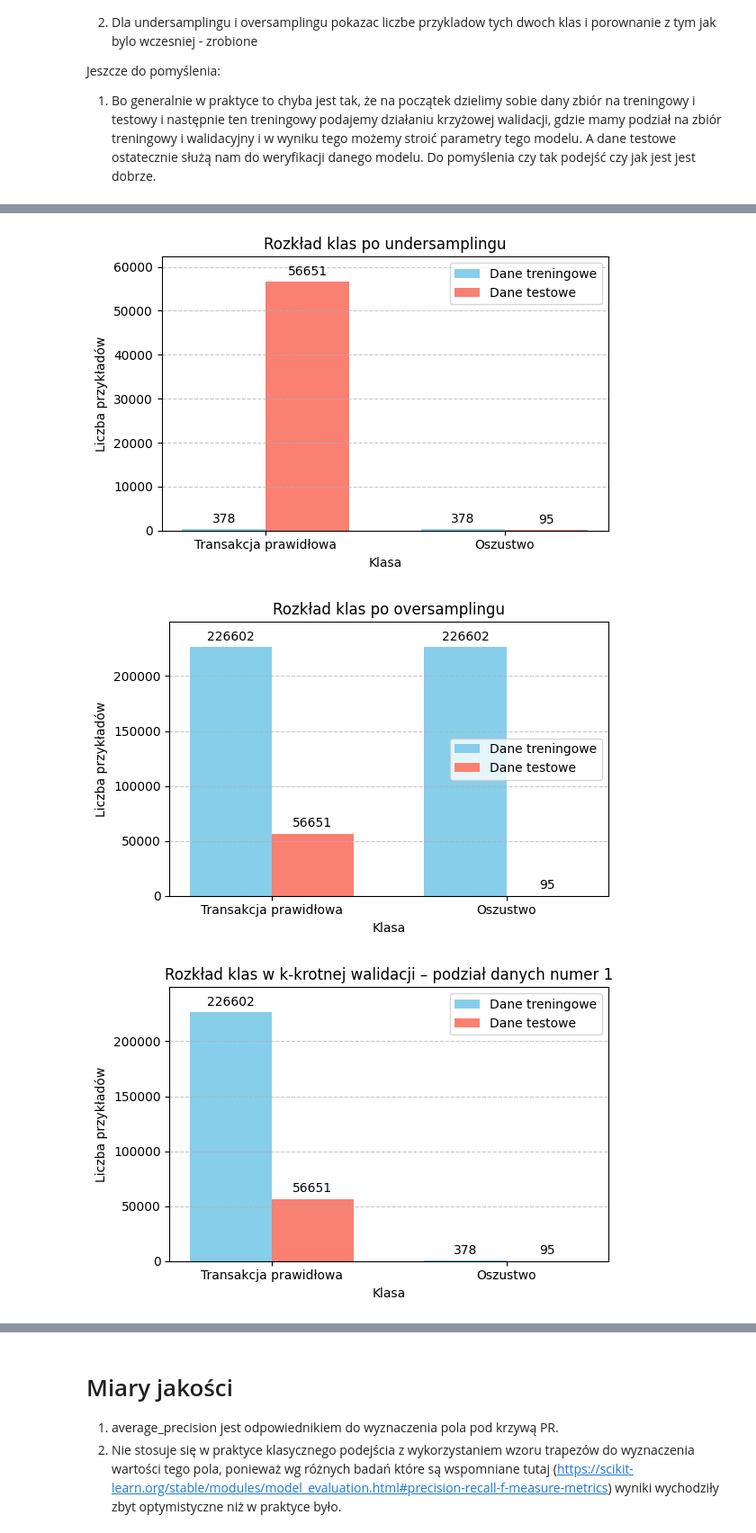
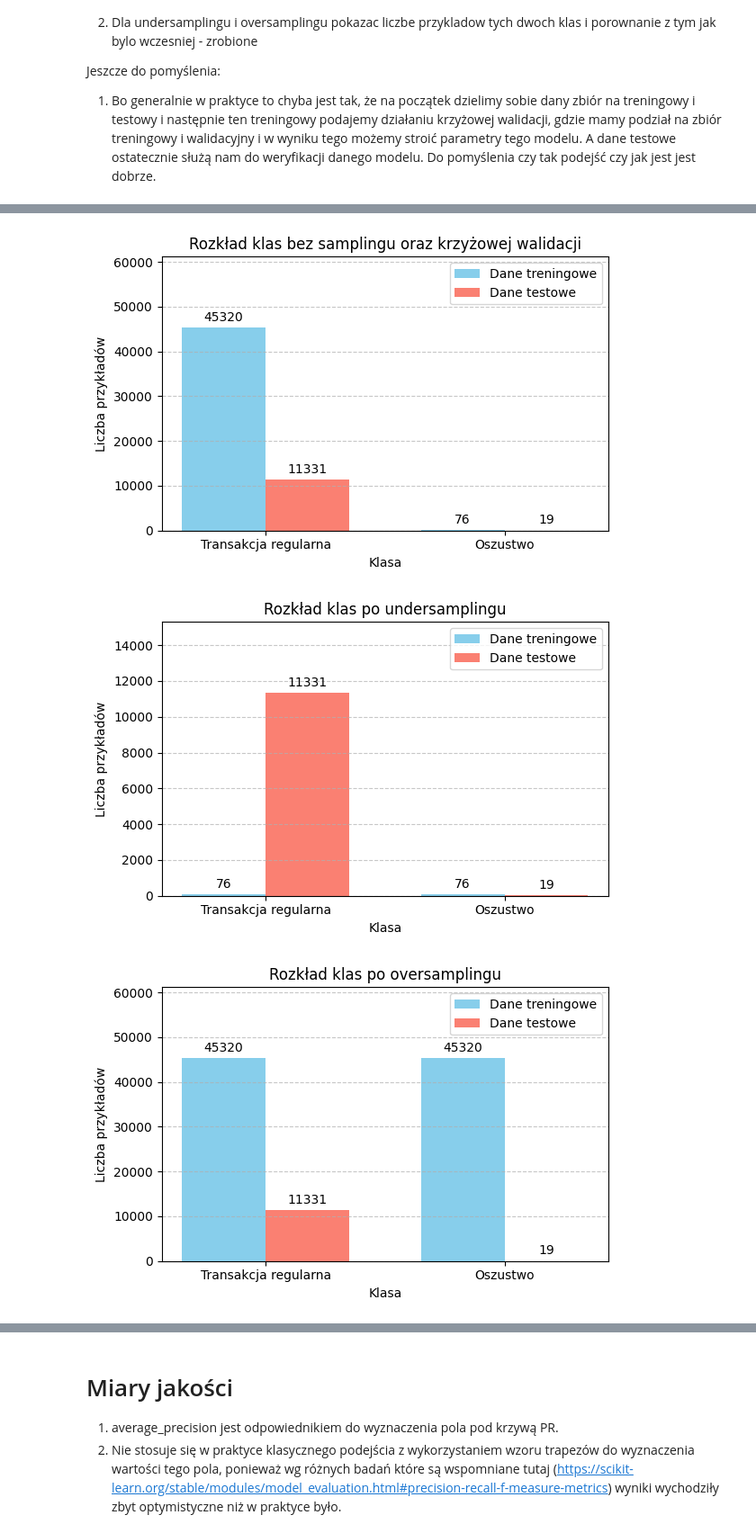
Before and after one commit to Sarnapa/Credit-Card-Fraud-Detection, a Jupyter notebook: Notebooks/CreditCardFraudDetection_AnomalyDetectionAnalysis.ipynb, the cells around one changed output, grey strips where cells are left out. Shown at 90% size. Drawn from its saved outputs; the diff is of its cells as text; code cells hidden in the pictures.

```diff
--- a/Notebooks/CreditCardFraudDetection_AnomalyDetectionAnalysis.ipynb
+++ b/Notebooks/CreditCardFraudDetection_AnomalyDetectionAnalysis.ipynb
@@ -266,13 +297,11 @@ def plot_class_distribution(data_splits, plot_title="Rozkład klas"):
     if not isinstance(data_splits, list):
         data_splits = [data_splits]
 
-    class_labels = {0: "Transakcja prawidłowa", 1: "Oszustwo"}
-
     data_splits_count = len(data_splits)
     for i, data_split in enumerate(data_splits, 1):
         train_examples_counts = data_split.y_train.value_counts().sort_index()
         test_examples_counts = data_split.y_test.value_counts().sort_index()
-        classes = sorted(set(train_examples_counts.index).union(test_examples_counts.index))
+        classes = class_labels_map.keys()
 
         bar_width = 0.35
         x = np.arange(len(classes))
@@ -287,38 +316,51 @@ def plot_class_distribution(data_splits, plot_title="Rozkład klas"):
         for bar in bars1 + bars2:
             height = bar.get_height()
             ax.annotate(f'{height}',
                         xy=(bar.get_x() + bar.get_width() / 2, height),
                         xytext=(0, 3),
                         textcoords="offset points",
                         ha='center', va='bottom')
 
         train_columns_height = [train_examples_counts.get(c, 0) for c in classes]
         test_columns_height = [test_examples_counts.get(c, 0) for c in classes]
 
         max_height = max(train_columns_height + test_columns_height)
         # Ustawienie marginesu na osi Y
-        y_margin = max_height * 0.10
+        y_margin = max_height * 0.35
 
         ax.set_title(f"{plot_title} – podział danych numer {i}" if data_splits_count > 1 else f"{plot_title}")
         ax.set_xlabel("Klasa")
         ax.set_ylabel("Liczba przykładów")
         ax.set_xticks(x)
-        ax.set_xticklabels([class_labels.get(c, str(c)) for c in classes])
+        ax.set_xticklabels([class_labels_map.get(c, str(c)) for c in classes])
         ax.set_ylim(0, max_height + y_margin)
         ax.legend()
         ax.grid(axis='y', linestyle='--', alpha=0.7)
 
         plt.tight_layout()
         plt.show()
 
+# Do losowania wskazanego procentu danych, z zachowaniem proporcji klas
+def stratified_sample(df, frac=0.2, seed=42):
+    sampled_parts = []
+    for label in df["Class"].unique():
+        part = df[df["Class"] == label].sample(frac=frac, random_state=seed)
+        sampled_parts.append(part)
+    return pd.concat(sampled_parts).sample(frac=1, random_state=seed).reset_index(drop=True)
+
+# Mniejszy zbiór danych do szybszego testowania z zachowaniem proporcji klas - 20% danych
+testing_df = stratified_sample(df, frac=0.2)
+
 # Przykładowe wywołania
-undersampling_data_split = prepare_train_test_data_splits(data=df, use_cv=False, sampling_method=SamplingMethod.UNDER)
+standard_data_split = prepare_train_test_data_splits(data=testing_df, use_cv=False, sampling_method=SamplingMethod.NONE)
+plot_class_distribution(standard_data_split, "Rozkład klas bez samplingu oraz krzyżowej walidacji")
+undersampling_data_split = prepare_train_test_data_splits(data=testing_df, use_cv=False, sampling_method=SamplingMethod.UNDER)
 plot_class_distribution(undersampling_data_split, "Rozkład klas po undersamplingu")
-oversampling_data_split = prepare_train_test_data_splits(data=df, use_cv=False, sampling_method=SamplingMethod.OVER)
+oversampling_data_split = prepare_train_test_data_splits(data=testing_df, use_cv=False, sampling_method=SamplingMethod.OVER)
 plot_class_distribution(oversampling_data_split, "Rozkład klas po oversamplingu")
-cv_data_splits = prepare_train_test_data_splits(data=df, use_cv=True, k=5)
+cv_data_splits = prepare_train_test_data_splits(data=testing_df, use_cv=True, k=5)
 plot_class_distribution(cv_data_splits, "Rozkład klas w k-krotnej walidacji")
 # %% [output]
-[figure, old version]
+[figure, new version]
-[figure, old version]
+[figure, new version]
-[figure, old version]
+[figure, new version]
```
Also changed, not shown: parts of 13 cells of this notebook.
